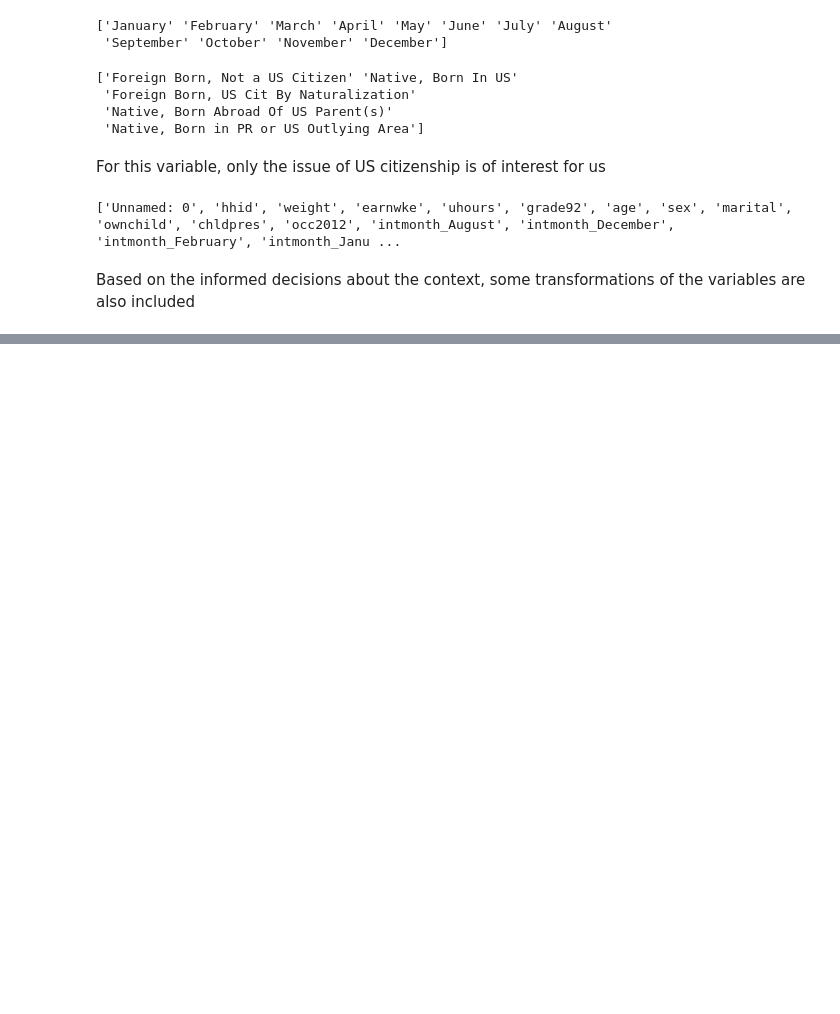
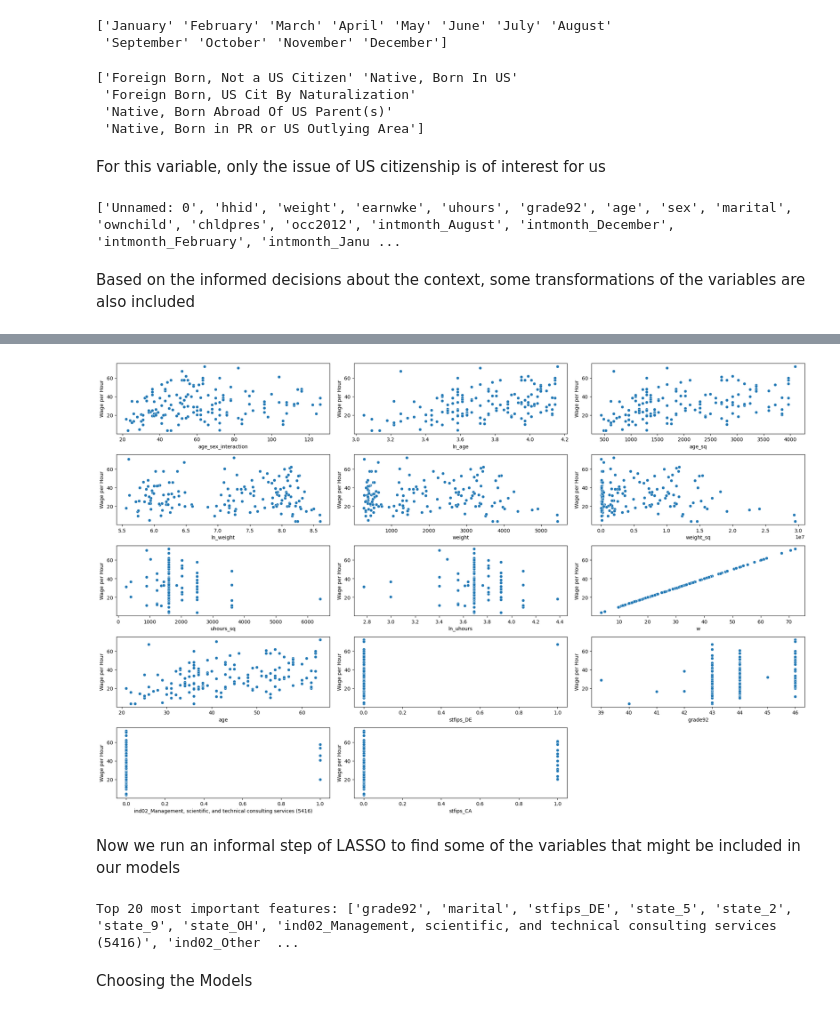
Before and after one commit to bhnmi/Data-Analysis-3, a Jupyter notebook: Assignment_1_Behnam_Zoghi.ipynb, the cells around one changed output, grey strips where cells are left out. Drawn from its saved outputs; the diff is of its cells as text; code cells hidden in the pictures; blank space fills up the shorter version.

Commit message:
running the models and comparison

```diff
--- a/Assignment_1_Behnam_Zoghi.ipynb
+++ b/Assignment_1_Behnam_Zoghi.ipynb
@@ -172,0 +199,50 @@ data_all_adjusted["age_sex_interaction"] = data_all_adjusted["age"] * data_all_a
+# %%
+# Let's first visualize correlations between hourly wage and the other variables
+plt.figure(figsize=(20, 15))
+for i, feature in enumerate(data_all_adjusted[selected_columns].columns[:]):
+    plt.subplot(6, 3, i+1)
+    sns.scatterplot(data=data_all_adjusted[selected_columns], x=feature, y='w')
+    plt.xlabel(feature)
+    plt.ylabel('Wage per Hour')
+plt.tight_layout()
+plt.savefig("corr-visual.png", dpi=300, bbox_inches="tight")
+plt.show()
+# %% [output]
+[figure, added]
+# %% [markdown]
+Now we run an informal step of LASSO to find some of the variables that might be included in our models
+# %%
+# Prepare the data (replace 'target' with your actual target column name)
+X = data_all_adjusted.drop(columns=['w','earnwke','uhours'])  # Features
+y = data_all_adjusted['w']  # Target variable
+
+# Standardize the features
+scaler = StandardScaler()
+X_scaled = scaler.fit_transform(X)
+
+# Split data into training and testing sets
+X_train, X_test, y_train, y_test = train_test_split(X_scaled, y, test_size=0.2, random_state=42)
+
+# Initialize LassoCV (cross-validation for alpha selection)
+lasso_cv = LassoCV(cv=5, max_iter=10000)
+
+# Fit LassoCV to the training data
+lasso_cv.fit(X_train, y_train)
+
+# Get the coefficients
+coefficients = lasso_cv.coef_
+
+# Find the features with non-zero coefficients
+selected_features = X.columns[coefficients != 0]
+
+# If there are more than 20, sort by the absolute value of coefficients and select the top 20
+if len(selected_features) > 20:
+    top_20_features = sorted(zip(coefficients, X.columns), key=lambda x: abs(x[0]), reverse=True)[:20]
+    top_20_features = [feature for _, feature in top_20_features]
+else:
+    top_20_features = selected_features.tolist()  # Convert to list if fewer than 20
+
+# Print the 20 most important features
+print("Top 20 most important features:", top_20_features)
+# %% [output]
+Top 20 most important features: ['grade92', 'marital', 'stfips_DE', 'state_5', 'state_2', 'state_9', 'state_OH', 'ind02_Management, scientific, and technical consulting services (5416)', 'ind02_Other  ...
@@ -172,0 +260,2 @@ data_all_adjusted["age_sex_interaction"] = data_all_adjusted["age"] * data_all_a
+# %% [markdown]
+Choosing the Models
```
Also changed, not shown: parts of 16 cells of this notebook.
